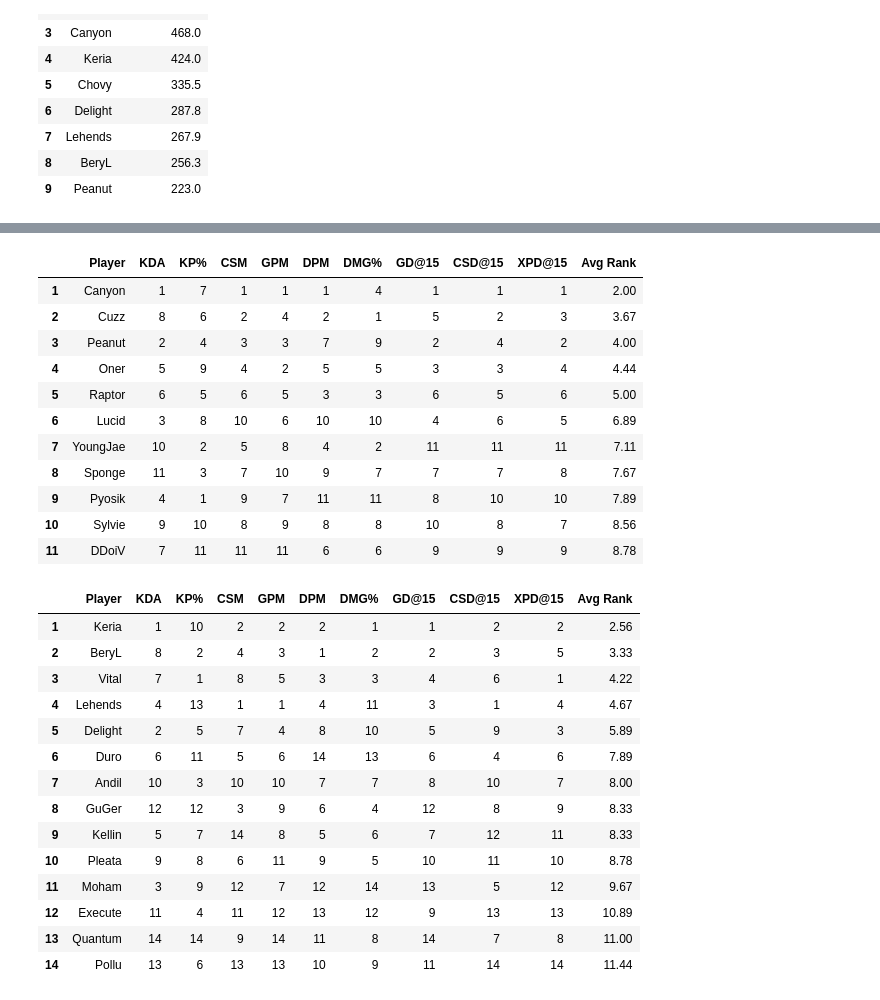
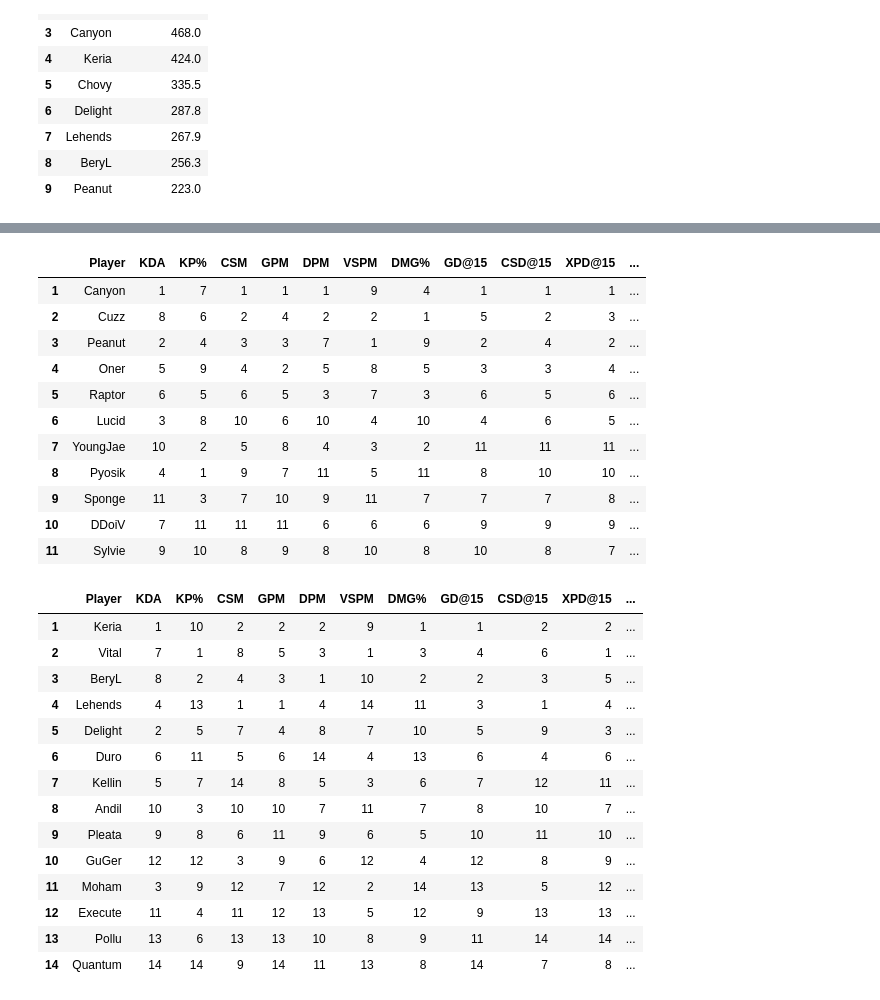
Before and after one commit to NguyenDung0210/LCK_Data_Analysis, a Jupyter notebook: analyze.ipynb, the cells around one changed output, grey strips where cells are left out. Drawn from its saved outputs; the diff is of its cells as text; code cells hidden in the pictures.

```diff
--- a/analyze.ipynb
+++ b/analyze.ipynb
@@ -491,7 +491,7 @@ top_xpd15.style.format({"Avg XPD@15": "{:.1f}"}).set_properties(**{'text-align':
 | 8 | BeryL | 256.3 |
 | 9 | Peanut | 223.0 |
 # %%
-metrics = ["KDA", "KP%", "CSM", "GPM", "DPM", "DMG%", "GD@15", "CSD@15", "XPD@15"]
+metrics = ["KDA", "KP%", "CSM", "GPM", "DPM", "VSPM", "DMG%", "GD@15", "CSD@15", "XPD@15"]
 
 # Chuyển các cột thành float
 for col in metrics:
@@ -527,5 +527,5 @@ rank_df.style.format({"Avg Rank": "{:.2f}"}).set_properties(**{'text-align': 'ce
 # %%
-metrics = ["KDA", "KP%", "CSM", "GPM", "DPM", "DMG%", "GD@15", "CSD@15", "XPD@15"]
+metrics = ["KDA", "KP%", "CSM", "GPM", "DPM", "VSPM", "DMG%", "GD@15", "CSD@15", "XPD@15"]
 
 for col in metrics:
     df[col] = pd.to_numeric(df[col], errors="coerce")
@@ -557,5 +557,5 @@ rank_df.style.format({"Avg Rank": "{:.2f}"}).set_properties(**{'text-align': 'ce
 # %%
-metrics = ["KDA", "KP%", "CSM", "GPM", "DPM", "DMG%", "GD@15", "CSD@15", "XPD@15"]
+metrics = ["KDA", "KP%", "CSM", "GPM", "DPM", "VSPM", "DMG%", "GD@15", "CSD@15", "XPD@15"]
 
 for col in metrics:
     df[col] = pd.to_numeric(df[col], errors="coerce")
@@ -588,5 +588,5 @@ rank_df.style.format({"Avg Rank": "{:.2f}"}).set_properties(**{'text-align': 'ce
 # %%
-metrics = ["KDA", "KP%", "CSM", "GPM", "DPM", "DMG%", "GD@15", "CSD@15", "XPD@15"]
+metrics = ["KDA", "KP%", "CSM", "GPM", "DPM", "VSPM", "DMG%", "GD@15", "CSD@15", "XPD@15"]
 
 for col in metrics:
     df[col] = pd.to_numeric(df[col], errors="coerce")
@@ -602,47 +602,47 @@ rank_df.reset_index(inplace=True)
 rank_df.index += 1
 rank_df.style.format({"Avg Rank": "{:.2f}"}).set_properties(**{'text-align': 'center'})
 # %% [output]
-|  | Player | KDA | KP% | CSM | GPM | DPM | DMG% | GD@15 | CSD@15 | XPD@15 | Avg Rank |
-| 1 | Canyon | 1 | 7 | 1 | 1 | 1 | 4 | 1 | 1 | 1 | 2.00 |
-| 2 | Cuzz | 8 | 6 | 2 | 4 | 2 | 1 | 5 | 2 | 3 | 3.67 |
-| 3 | Peanut | 2 | 4 | 3 | 3 | 7 | 9 | 2 | 4 | 2 | 4.00 |
-| 4 | Oner | 5 | 9 | 4 | 2 | 5 | 5 | 3 | 3 | 4 | 4.44 |
-| 5 | Raptor | 6 | 5 | 6 | 5 | 3 | 3 | 6 | 5 | 6 | 5.00 |
-| 6 | Lucid | 3 | 8 | 10 | 6 | 10 | 10 | 4 | 6 | 5 | 6.89 |
-| 7 | YoungJae | 10 | 2 | 5 | 8 | 4 | 2 | 11 | 11 | 11 | 7.11 |
-| 8 | Sponge | 11 | 3 | 7 | 10 | 9 | 7 | 7 | 7 | 8 | 7.67 |
-| 9 | Pyosik | 4 | 1 | 9 | 7 | 11 | 11 | 8 | 10 | 10 | 7.89 |
-| 10 | Sylvie | 9 | 10 | 8 | 9 | 8 | 8 | 10 | 8 | 7 | 8.56 |
-| 11 | DDoiV | 7 | 11 | 11 | 11 | 6 | 6 | 9 | 9 | 9 | 8.78 |
+|  | Player | KDA | KP% | CSM | GPM | DPM | VSPM | DMG% | GD@15 | CSD@15 | XPD@15 | ... |
+| 1 | Canyon | 1 | 7 | 1 | 1 | 1 | 9 | 4 | 1 | 1 | 1 | ... |
+| 2 | Cuzz | 8 | 6 | 2 | 4 | 2 | 2 | 1 | 5 | 2 | 3 | ... |
+| 3 | Peanut | 2 | 4 | 3 | 3 | 7 | 1 | 9 | 2 | 4 | 2 | ... |
+| 4 | Oner | 5 | 9 | 4 | 2 | 5 | 8 | 5 | 3 | 3 | 4 | ... |
+| 5 | Raptor | 6 | 5 | 6 | 5 | 3 | 7 | 3 | 6 | 5 | 6 | ... |
+| 6 | Lucid | 3 | 8 | 10 | 6 | 10 | 4 | 10 | 4 | 6 | 5 | ... |
+| 7 | YoungJae | 10 | 2 | 5 | 8 | 4 | 3 | 2 | 11 | 11 | 11 | ... |
+| 8 | Pyosik | 4 | 1 | 9 | 7 | 11 | 5 | 11 | 8 | 10 | 10 | ... |
+| 9 | Sponge | 11 | 3 | 7 | 10 | 9 | 11 | 7 | 7 | 7 | 8 | ... |
+| 10 | DDoiV | 7 | 11 | 11 | 11 | 6 | 6 | 6 | 9 | 9 | 9 | ... |
+| 11 | Sylvie | 9 | 10 | 8 | 9 | 8 | 10 | 8 | 10 | 8 | 7 | ... |
 # %%
-metrics = ["KDA", "KP%", "CSM", "GPM", "DPM", "DMG%", "GD@15", "CSD@15", "XPD@15"]
+metrics = ["KDA", "KP%", "CSM", "GPM", "DPM", "VSPM", "DMG%", "GD@15", "CSD@15", "XPD@15"]
 
 for col in metrics:
     df[col] = pd.to_numeric(df[col], errors="coerce")
 
 df_mid = df[df["Role"] == "SUPPORT"]
 player_avg = df_mid.groupby("Player")[metrics].mean()
 
 rank_df = player_avg.rank(ascending=False, method='min').astype(int)
 rank_df["Avg Rank"] = rank_df.mean(axis=1).round(2)
 rank_df = rank_df.sort_values("Avg Rank")
 
 rank_df.reset_index(inplace=True)
 rank_df.index += 1
 rank_df.style.format({"Avg Rank": "{:.2f}"}).set_properties(**{'text-align': 'center'})
 # %% [output]
-|  | Player | KDA | KP% | CSM | GPM | DPM | DMG% | GD@15 | CSD@15 | XPD@15 | Avg Rank |
-| 1 | Keria | 1 | 10 | 2 | 2 | 2 | 1 | 1 | 2 | 2 | 2.56 |
-| 2 | BeryL | 8 | 2 | 4 | 3 | 1 | 2 | 2 | 3 | 5 | 3.33 |
-| 3 | Vital | 7 | 1 | 8 | 5 | 3 | 3 | 4 | 6 | 1 | 4.22 |
-| 4 | Lehends | 4 | 13 | 1 | 1 | 4 | 11 | 3 | 1 | 4 | 4.67 |
-| 5 | Delight | 2 | 5 | 7 | 4 | 8 | 10 | 5 | 9 | 3 | 5.89 |
-| 6 | Duro | 6 | 11 | 5 | 6 | 14 | 13 | 6 | 4 | 6 | 7.89 |
-| 7 | Andil | 10 | 3 | 10 | 10 | 7 | 7 | 8 | 10 | 7 | 8.00 |
-| 8 | GuGer | 12 | 12 | 3 | 9 | 6 | 4 | 12 | 8 | 9 | 8.33 |
-| 9 | Kellin | 5 | 7 | 14 | 8 | 5 | 6 | 7 | 12 | 11 | 8.33 |
-| 10 | Pleata | 9 | 8 | 6 | 11 | 9 | 5 | 10 | 11 | 10 | 8.78 |
-| 11 | Moham | 3 | 9 | 12 | 7 | 12 | 14 | 13 | 5 | 12 | 9.67 |
-| 12 | Execute | 11 | 4 | 11 | 12 | 13 | 12 | 9 | 13 | 13 | 10.89 |
-| 13 | Quantum | 14 | 14 | 9 | 14 | 11 | 8 | 14 | 7 | 8 | 11.00 |
-| 14 | Pollu | 13 | 6 | 13 | 13 | 10 | 9 | 11 | 14 | 14 | 11.44 |
+|  | Player | KDA | KP% | CSM | GPM | DPM | VSPM | DMG% | GD@15 | CSD@15 | XPD@15 | ... |
+| 1 | Keria | 1 | 10 | 2 | 2 | 2 | 9 | 1 | 1 | 2 | 2 | ... |
+| 2 | Vital | 7 | 1 | 8 | 5 | 3 | 1 | 3 | 4 | 6 | 1 | ... |
+| 3 | BeryL | 8 | 2 | 4 | 3 | 1 | 10 | 2 | 2 | 3 | 5 | ... |
+| 4 | Lehends | 4 | 13 | 1 | 1 | 4 | 14 | 11 | 3 | 1 | 4 | ... |
+| 5 | Delight | 2 | 5 | 7 | 4 | 8 | 7 | 10 | 5 | 9 | 3 | ... |
+| 6 | Duro | 6 | 11 | 5 | 6 | 14 | 4 | 13 | 6 | 4 | 6 | ... |
+| 7 | Kellin | 5 | 7 | 14 | 8 | 5 | 3 | 6 | 7 | 12 | 11 | ... |
+| 8 | Andil | 10 | 3 | 10 | 10 | 7 | 11 | 7 | 8 | 10 | 7 | ... |
+| 9 | Pleata | 9 | 8 | 6 | 11 | 9 | 6 | 5 | 10 | 11 | 10 | ... |
+| 10 | GuGer | 12 | 12 | 3 | 9 | 6 | 12 | 4 | 12 | 8 | 9 | ... |
+| 11 | Moham | 3 | 9 | 12 | 7 | 12 | 2 | 14 | 13 | 5 | 12 | ... |
+| 12 | Execute | 11 | 4 | 11 | 12 | 13 | 5 | 12 | 9 | 13 | 13 | ... |
+| 13 | Pollu | 13 | 6 | 13 | 13 | 10 | 8 | 9 | 11 | 14 | 14 | ... |
+| 14 | Quantum | 14 | 14 | 9 | 14 | 11 | 13 | 8 | 14 | 7 | 8 | ... |
```
Also changed, not shown: parts of 3 cells of this notebook.
